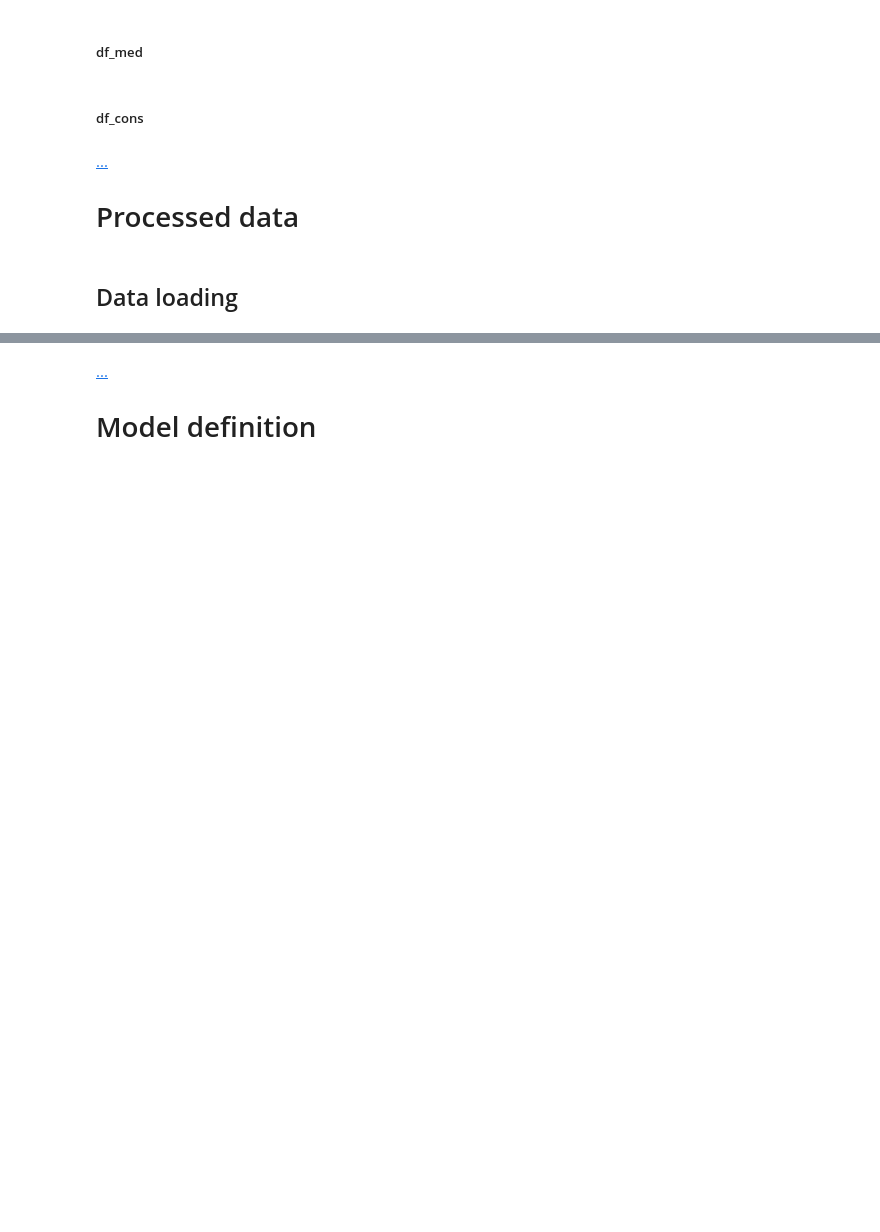
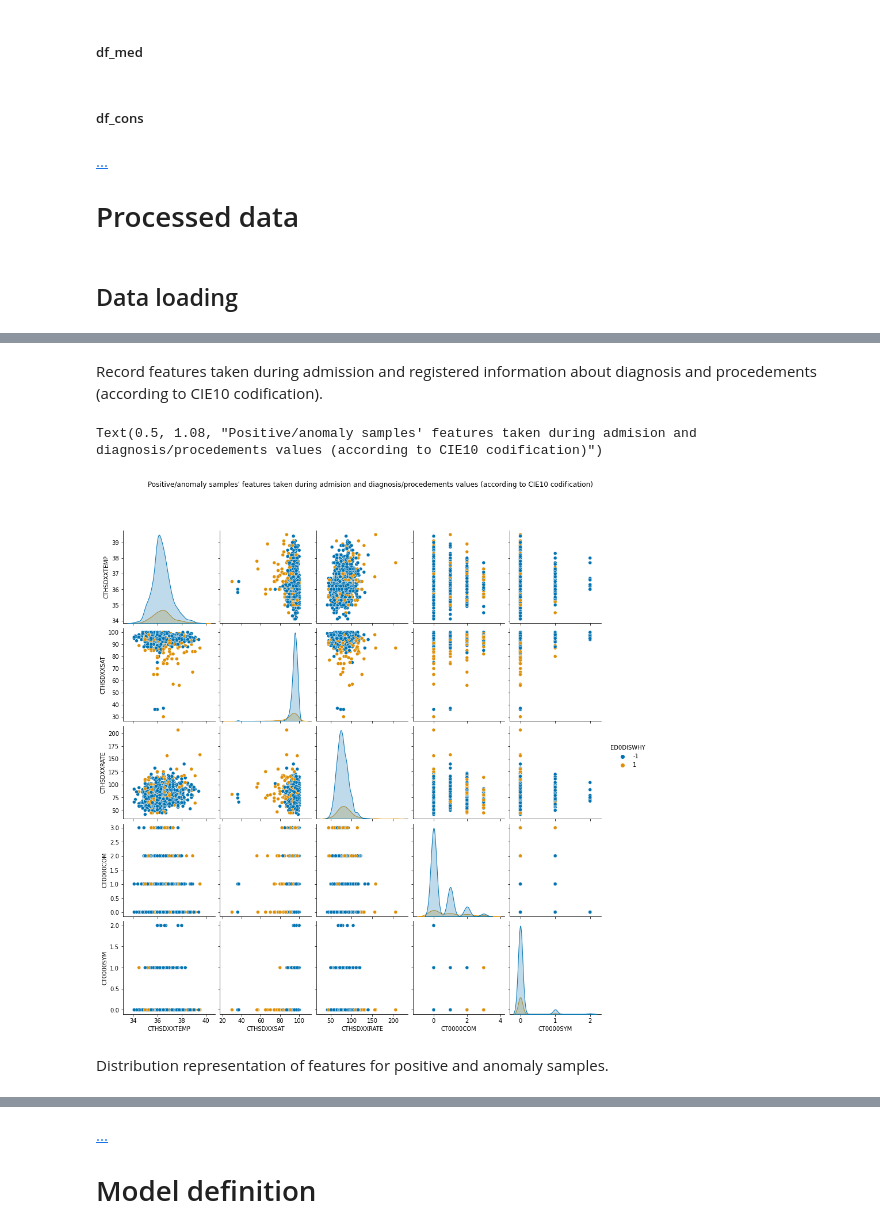
Before and after one commit to unaicarbajo/one-class-covid19, a Jupyter notebook: covid19_prognosis.ipynb, the cells around one changed output, grey strips where cells are left out. Drawn from its saved outputs; the diff is of its cells as text; code cells hidden in the pictures; blank space fills up the shorter version.

```diff
--- a/covid19_prognosis.ipynb
+++ b/covid19_prognosis.ipynb
@@ -469,0 +518,10 @@ plot_zero_relevance(X_collection[42][0], X_collection[42][0].columns[21:], 5,5,
+# %% [markdown]
+Record features taken during admission and registered information about diagnosis and procedements (according to CIE10 codification).
+# %%
+pp = sns.pairplot(pd.concat([X_collection[42][0][['CTHSDXXTEMP', 'CTHSDXXSAT', 'CTHSDXXRATE', 'CT0000COM','CT0000SYM']], Y_collection[42][0]],axis=1), hue='ED0DISWHY', palette='colorblind')
+pp.fig.suptitle("Positive/anomaly samples' features taken during admision and diagnosis/procedements values (according to CIE10 codification)", y=1.08)
+# %% [output]
+Text(0.5, 1.08, "Positive/anomaly samples' features taken during admision and diagnosis/procedements values (according to CIE10 codification)")
+[figure, added]
+# %% [markdown]
+Distribution representation of features for positive and anomaly samples.
```
Also changed, not shown: parts of 24 cells of this notebook, 1 other file.
